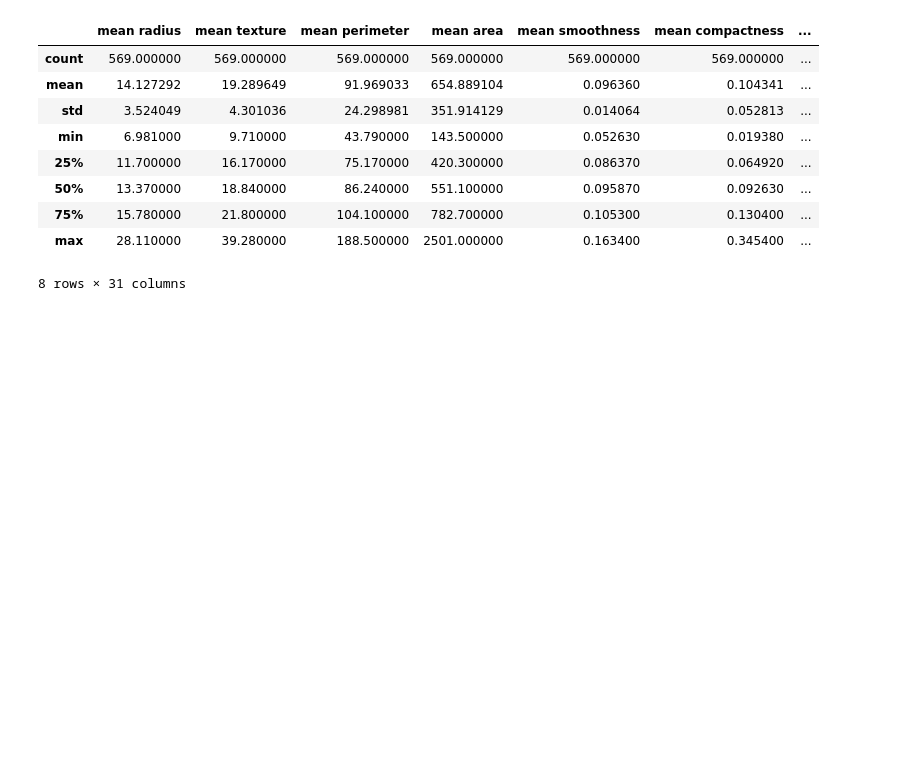
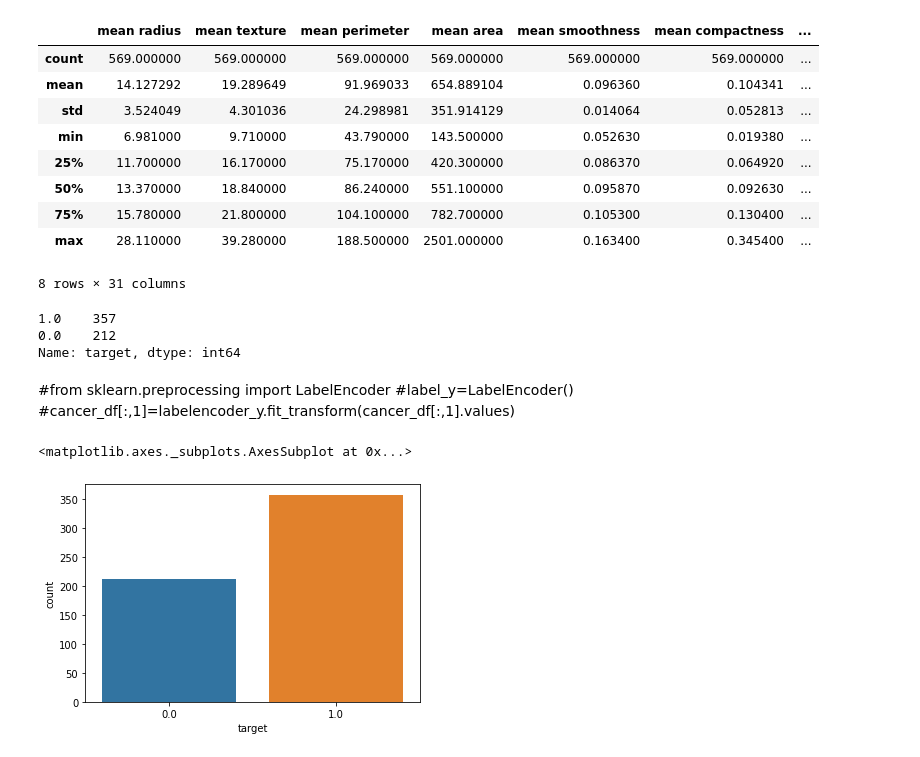
Before and after one commit to lalatendu7/Breast-cancer-detection-in-ML, a Jupyter notebook: Untitled2.ipynb, the cells around one changed output. Saved outputs shown, nothing was run; the diff lists cells and outputs as text; code cells hidden in the pictures; blank space fills up the shorter version.

```diff
--- a/Untitled2.ipynb
+++ b/Untitled2.ipynb
@@ -175,3 +175,18 @@ cancer_df.describe()
 | 75% | 15.780000 | 21.800000 | 104.100000 | 782.700000 | 0.105300 | 0.130400 | ... |
 | max | 28.110000 | 39.280000 | 188.500000 | 2501.000000 | 0.163400 | 0.345400 | ... |
 8 rows × 31 columns
+# %%
+cancer_df['target'].value_counts()
+# %% [output]
+1.0    357
+0.0    212
+Name: target, dtype: int64
+# %% [markdown]
+#from sklearn.preprocessing import LabelEncoder
+#label_y=LabelEncoder()
+#cancer_df[:,1]=labelencoder_y.fit_transform(cancer_df[:,1].values)
+# %%
+sns.countplot(cancer_df['target'],label="count")
+# %% [output]
+<matplotlib.axes._subplots.AxesSubplot at 0x...>
+[figure, added]
```
Also changed, not shown: parts of 1 cell of this notebook.
